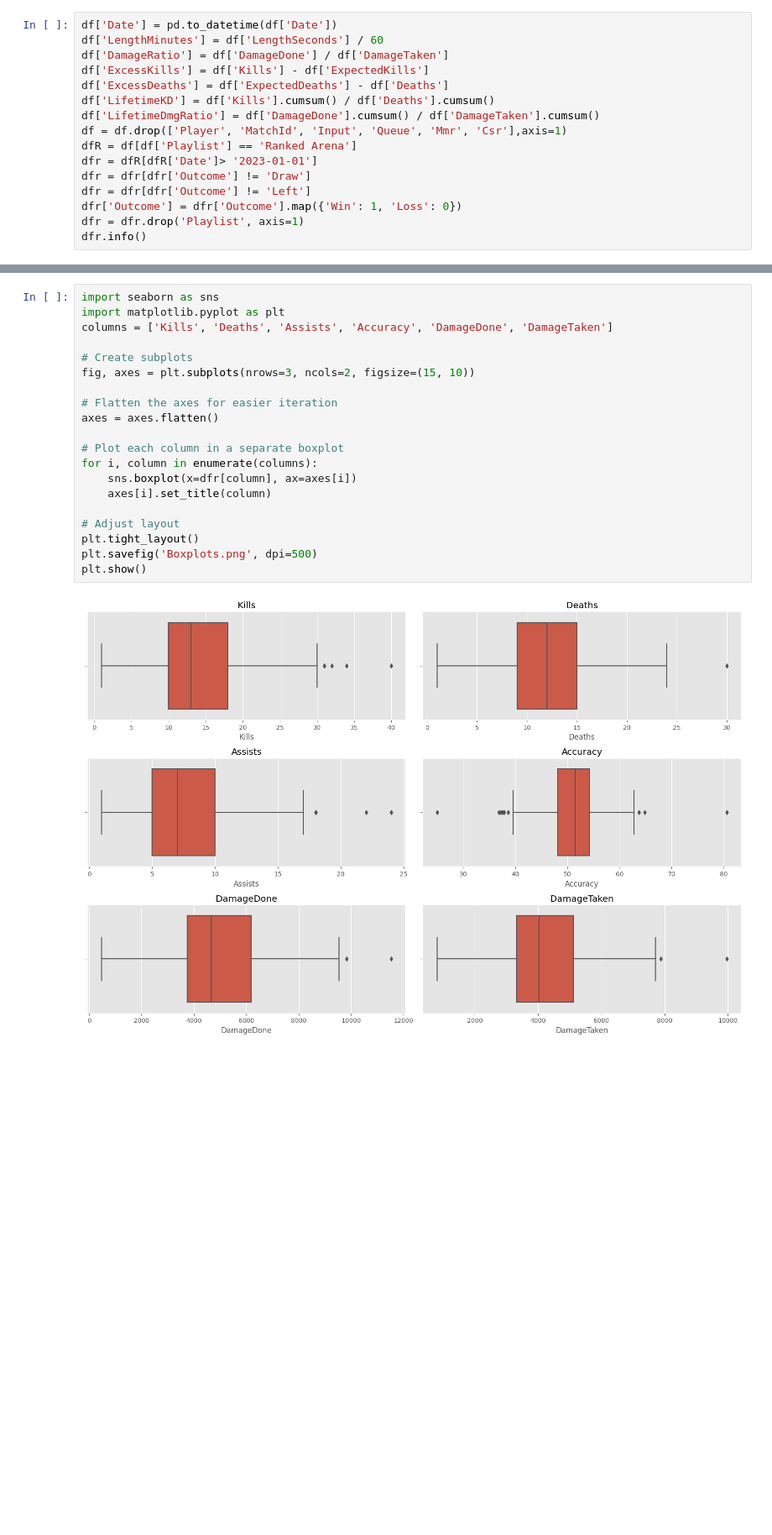
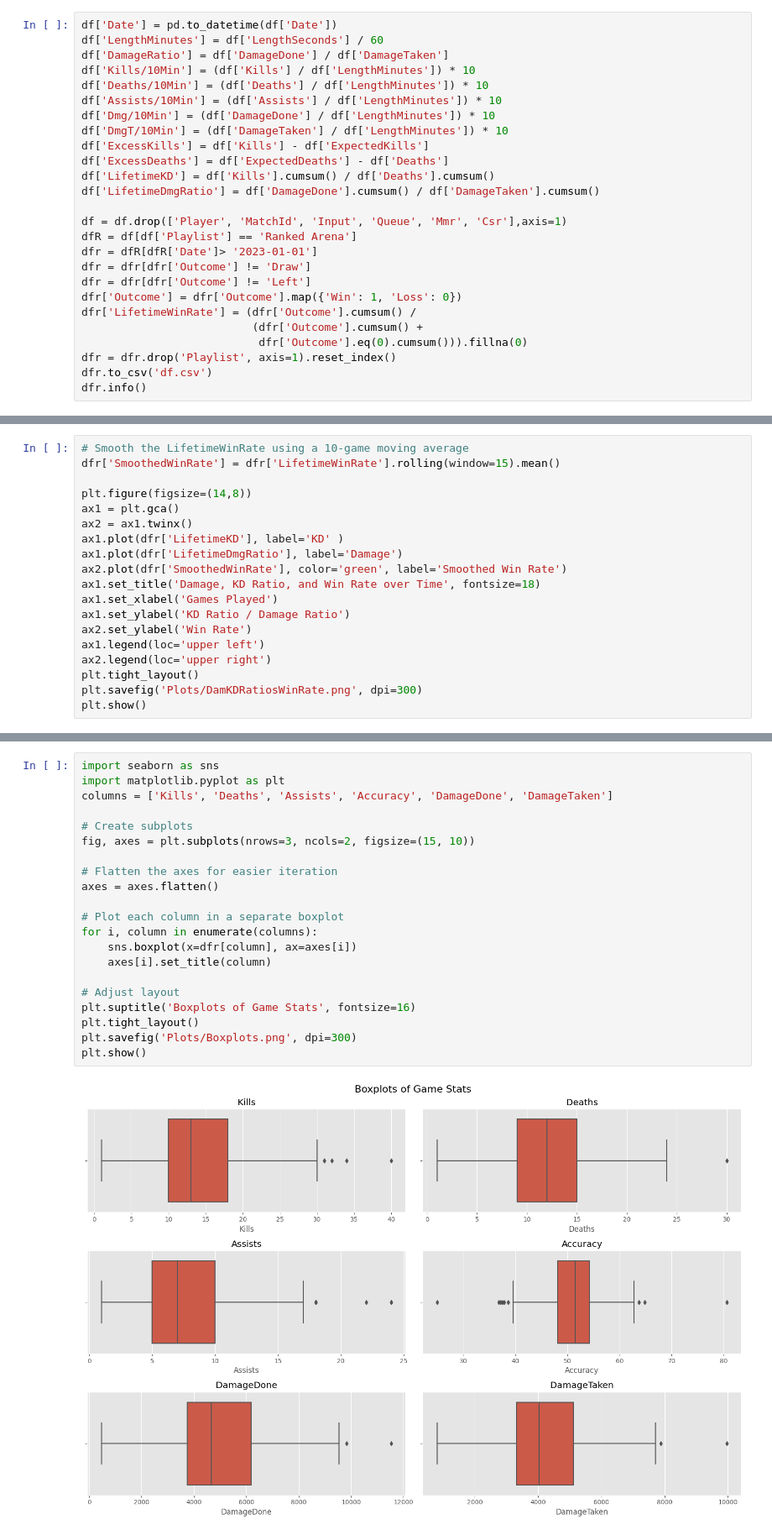
Before and after one commit to palmerac/Halo, a Jupyter notebook: halo.ipynb, the cells around one changed output, grey strips where cells are left out. Shown: that part at 84% size. Drawn from its saved outputs; the diff is of its cells as text; blank space fills up the shorter version.

```diff
--- a/halo.ipynb
+++ b/halo.ipynb
@@ -32,17 +32,27 @@ memory usage: 101.4+ KB
 df['Date'] = pd.to_datetime(df['Date'])
 df['LengthMinutes'] = df['LengthSeconds'] / 60
 df['DamageRatio'] = df['DamageDone'] / df['DamageTaken']
+df['Kills/10Min'] = (df['Kills'] / df['LengthMinutes']) * 10
+df['Deaths/10Min'] = (df['Deaths'] / df['LengthMinutes']) * 10
+df['Assists/10Min'] = (df['Assists'] / df['LengthMinutes']) * 10
+df['Dmg/10Min'] = (df['DamageDone'] / df['LengthMinutes']) * 10
+df['DmgT/10Min'] = (df['DamageTaken'] / df['LengthMinutes']) * 10
 df['ExcessKills'] = df['Kills'] - df['ExpectedKills']
 df['ExcessDeaths'] = df['ExpectedDeaths'] - df['Deaths']
 df['LifetimeKD'] = df['Kills'].cumsum() / df['Deaths'].cumsum()
 df['LifetimeDmgRatio'] = df['DamageDone'].cumsum() / df['DamageTaken'].cumsum()
+
 df = df.drop(['Player', 'MatchId', 'Input', 'Queue', 'Mmr', 'Csr'],axis=1)
 dfR = df[df['Playlist'] == 'Ranked Arena']
 dfr = dfR[dfR['Date']> '2023-01-01']
 dfr = dfr[dfr['Outcome'] != 'Draw']
 dfr = dfr[dfr['Outcome'] != 'Left']
 dfr['Outcome'] = dfr['Outcome'].map({'Win': 1, 'Loss': 0})
-dfr = dfr.drop('Playlist', axis=1)
+dfr['LifetimeWinRate'] = (dfr['Outcome'].cumsum() /
+                          (dfr['Outcome'].cumsum() +
+                           dfr['Outcome'].eq(0).cumsum())).fillna(0)
+dfr = dfr.drop('Playlist', axis=1).reset_index()
+dfr.to_csv('df.csv')
 dfr.info()
 # %% [output]
 <class 'pandas.core.frame.DataFrame'>
@@ -110,0 +124,19 @@ plt.show()
+# %%
+# Smooth the LifetimeWinRate using a 10-game moving average
+dfr['SmoothedWinRate'] = dfr['LifetimeWinRate'].rolling(window=15).mean()
+
+plt.figure(figsize=(14,8))
+ax1 = plt.gca()
+ax2 = ax1.twinx()
+ax1.plot(dfr['LifetimeKD'], label='KD' )
+ax1.plot(dfr['LifetimeDmgRatio'], label='Damage')
+ax2.plot(dfr['SmoothedWinRate'], color='green', label='Smoothed Win Rate')
+ax1.set_title('Damage, KD Ratio, and Win Rate over Time', fontsize=18)
+ax1.set_xlabel('Games Played')
+ax1.set_ylabel('KD Ratio / Damage Ratio')
+ax2.set_ylabel('Win Rate')
+ax1.legend(loc='upper left')
+ax2.legend(loc='upper right')
+plt.tight_layout()
+plt.savefig('Plots/DamKDRatiosWinRate.png', dpi=300)
+plt.show()
@@ -111,25 +145,26 @@ plt.show()
 # %%
 import seaborn as sns
 import matplotlib.pyplot as plt
 columns = ['Kills', 'Deaths', 'Assists', 'Accuracy', 'DamageDone', 'DamageTaken']
 
 # Create subplots
 fig, axes = plt.subplots(nrows=3, ncols=2, figsize=(15, 10))
 
 # Flatten the axes for easier iteration
 axes = axes.flatten()
 
 # Plot each column in a separate boxplot
 for i, column in enumerate(columns):
     sns.boxplot(x=dfr[column], ax=axes[i])
     axes[i].set_title(column)
 
 # Adjust layout
+plt.suptitle('Boxplots of Game Stats', fontsize=16)
 plt.tight_layout()
-plt.savefig('Boxplots.png', dpi=500)
+plt.savefig('Plots/Boxplots.png', dpi=300)
 plt.show()
 # %% [output]
-[figure, old version]
+[figure, new version]
 # %%
 over = 5
 
```
Also changed, not shown: parts of 8 cells of this notebook, 10 other files.
